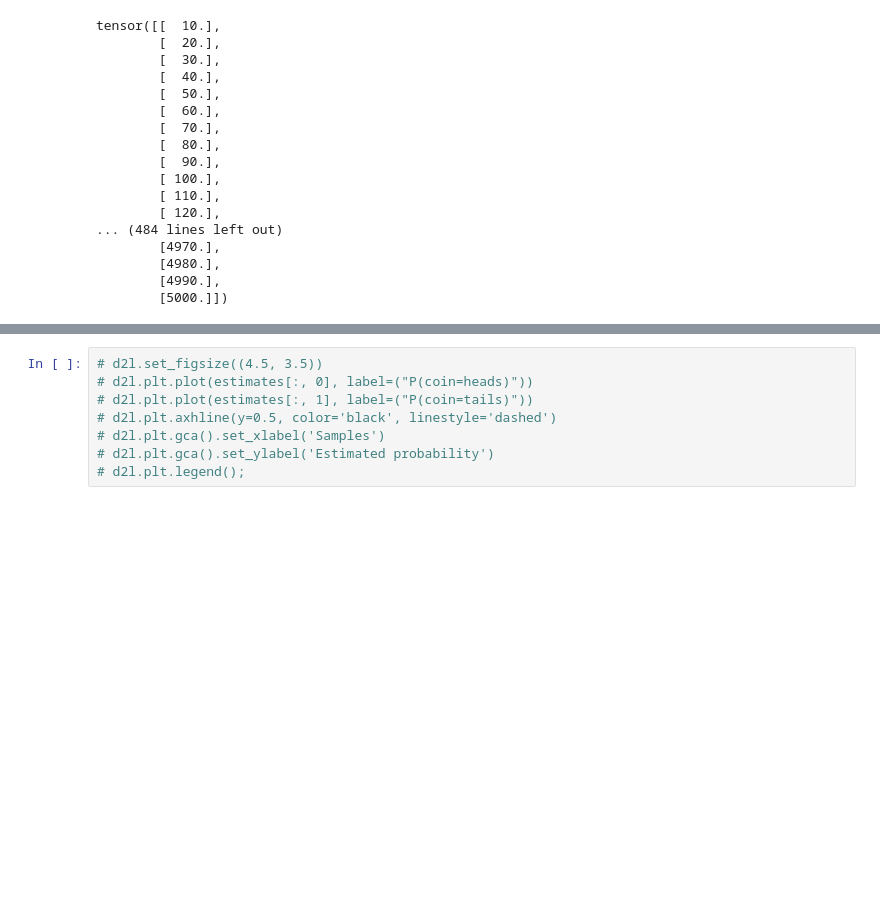
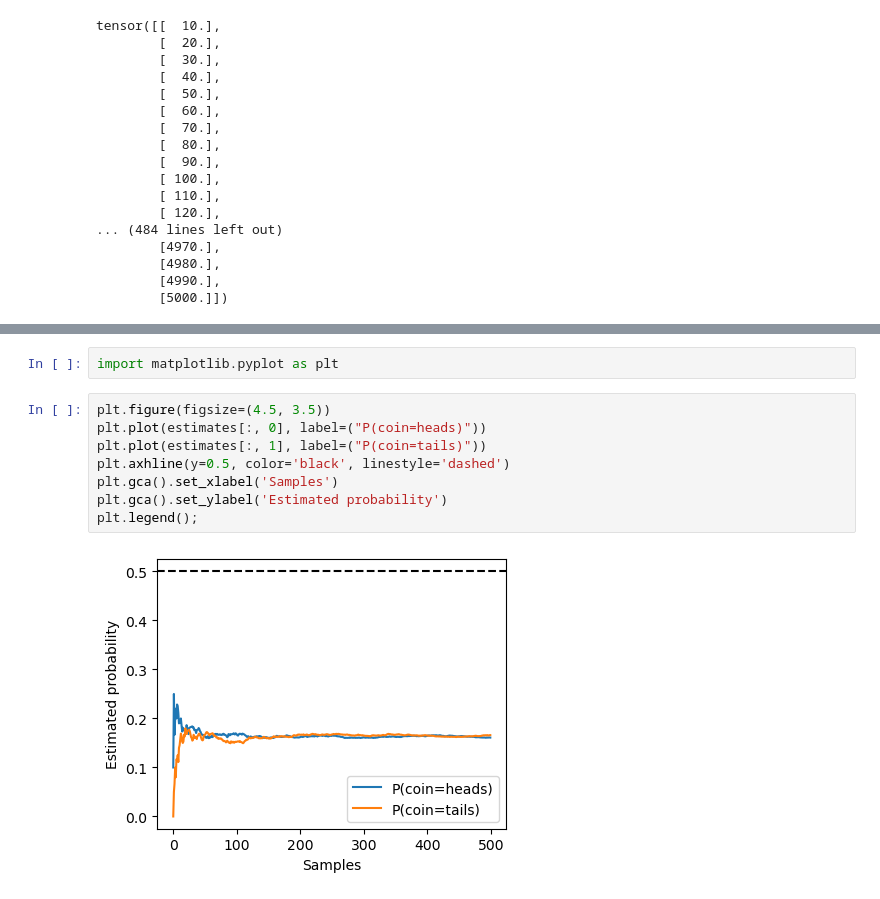
Before and after one commit to tuduifan/Deep2AI, a Jupyter notebook: d2l/2.预备知识.ipynb, the cells around one changed output, grey strips where cells are left out. Drawn from its saved outputs; the diff is of its cells as text; blank space fills up the shorter version.

```diff
--- a/d2l/2.预备知识.ipynb
+++ b/d2l/2.预备知识.ipynb
@@ -197,8 +195,12 @@ tensor([[0.5000, 0.3000, 0.1000, 0.0000, 0.0000, 0.1000],
+# %%
+import matplotlib.pyplot as plt
 # %%
-# d2l.set_figsize((4.5, 3.5))
-# d2l.plt.plot(estimates[:, 0], label=("P(coin=heads)"))
-# d2l.plt.plot(estimates[:, 1], label=("P(coin=tails)"))
-# d2l.plt.axhline(y=0.5, color='black', linestyle='dashed')
-# d2l.plt.gca().set_xlabel('Samples')
-# d2l.plt.gca().set_ylabel('Estimated probability')
-# d2l.plt.legend();
+plt.figure(figsize=(4.5, 3.5))
+plt.plot(estimates[:, 0], label=("P(coin=heads)"))
+plt.plot(estimates[:, 1], label=("P(coin=tails)"))
+plt.axhline(y=0.5, color='black', linestyle='dashed')
+plt.gca().set_xlabel('Samples')
+plt.gca().set_ylabel('Estimated probability')
+plt.legend();
+# %% [output]
+[figure, added]
```
Also changed, not shown: parts of 11 cells of this notebook.
